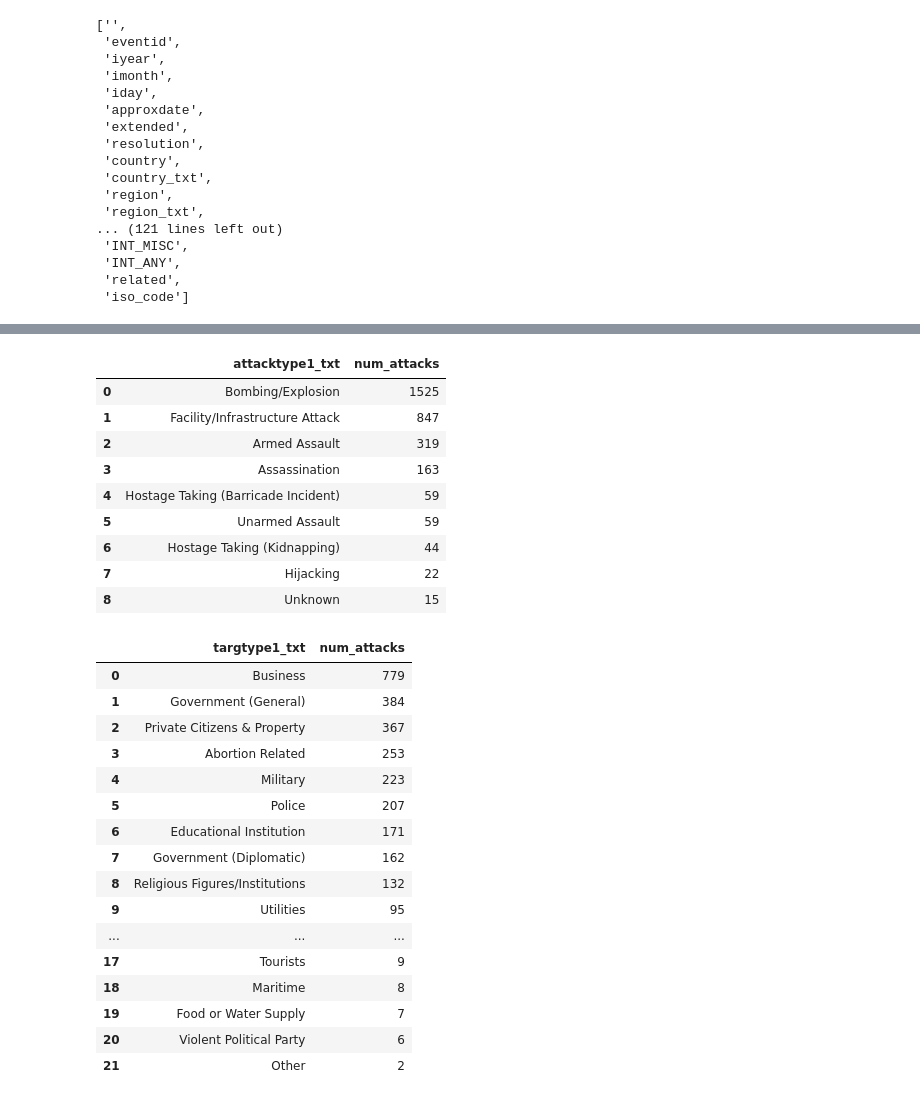
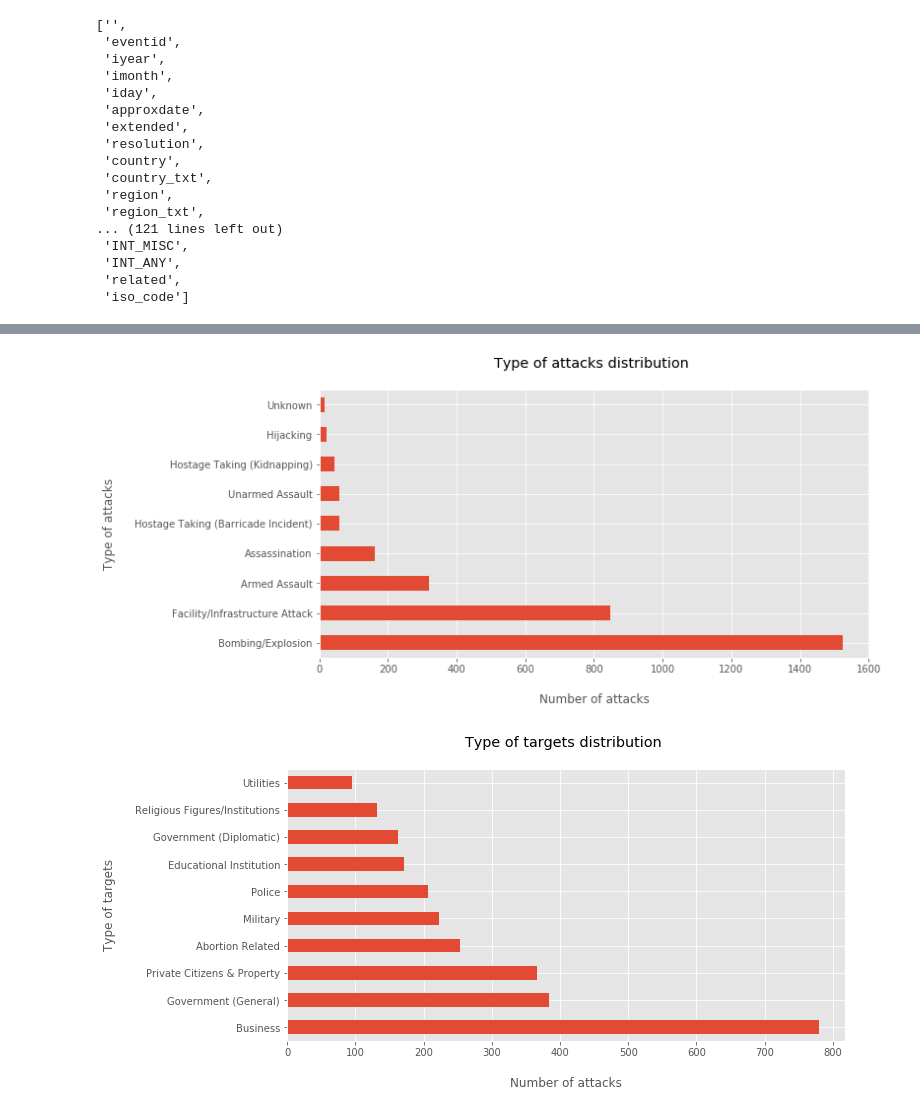
Before and after one commit to Timonzimm/CS-401, a Jupyter notebook: project/report/report.ipynb, the cells around one changed output, grey strips where cells are left out. Drawn from its saved outputs; the diff is of its cells as text; code cells hidden in the pictures.

Commit message:
added plots and explanations about data exploration

```diff
--- a/project/report/report.ipynb
+++ b/project/report/report.ipynb
@@ -61,6 +61,10 @@ import pandas as pd
 import numpy as np
 from tqdm import tqdm_notebook
 from multiprocessing import Pool, cpu_count
+import matplotlib.pyplot as plt
+plt.style.use('ggplot')
+import pandas as pd
+import sqlite3
 
 import warnings
 warnings.filterwarnings('ignore')
@@ -170,36 +193,15 @@ list(attacks)
 # %%
 attack_types_USA = pd.read_sql_query('SELECT attacktype1_txt, num_attacks FROM (SELECT attacktype1_txt, COUNT(attacktype1_txt) num_attacks FROM Attacks WHERE iso_code="USA" GROUP BY attacktype1_txt) ORDER BY num_attacks DESC', connection)
-attack_types_USA
+ax = attack_types_USA.set_index('attacktype1_txt').plot(kind='barh', figsize=(10,5), title='Type of attacks distribution \n', legend=False)
+ax.set(xlabel='\nNumber of attacks', ylabel='Type of attacks\n')
+plt.show()
 # %% [output]
-|  | attacktype1_txt | num_attacks |
-| 0 | Bombing/Explosion | 1525 |
-| 1 | Facility/Infrastructure Attack | 847 |
-| 2 | Armed Assault | 319 |
-| 3 | Assassination | 163 |
-| 4 | Hostage Taking (Barricade Incident) | 59 |
-| 5 | Unarmed Assault | 59 |
-| 6 | Hostage Taking (Kidnapping) | 44 |
-| 7 | Hijacking | 22 |
-| 8 | Unknown | 15 |
+[figure, added]
 # %%
-attack_targets_USA = pd.read_sql_query('SELECT targtype1_txt, num_attacks FROM (SELECT targtype1_txt, COUNT(targtype1_txt) num_attacks FROM Attacks WHERE iso_code="USA" GROUP BY targtype1_txt) ORDER BY num_attacks DESC', connection)
-attack_targets_USA
+attack_targets_USA = pd.read_sql_query('SELECT targtype1_txt, num_attacks FROM (SELECT targtype1_txt, COUNT(targtype1_txt) num_attacks FROM Attacks WHERE iso_code="USA" GROUP BY targtype1_txt) ORDER BY num_attacks DESC LIMIT 10', connection)
+ax = attack_targets_USA.set_index('targtype1_txt').plot(kind='barh', figsize=(10,5), title='Type of targets distribution \n', legend=False)
+ax.set(xlabel='\nNumber of attacks', ylabel='Type of targets\n')
+plt.show()
 # %% [output]
-|  | targtype1_txt | num_attacks |
-| 0 | Business | 779 |
-| 1 | Government (General) | 384 |
-| 2 | Private Citizens & Property | 367 |
-| 3 | Abortion Related | 253 |
-| 4 | Military | 223 |
-| 5 | Police | 207 |
-| 6 | Educational Institution | 171 |
-| 7 | Government (Diplomatic) | 162 |
-| 8 | Religious Figures/Institutions | 132 |
-| 9 | Utilities | 95 |
-| ... | ... | ... |
-| 17 | Tourists | 9 |
-| 18 | Maritime | 8 |
-| 19 | Food or Water Supply | 7 |
-| 20 | Violent Political Party | 6 |
-| 21 | Other | 2 |
+[figure, added]
 # %%
```
Also changed, not shown: parts of 27 cells of this notebook.
